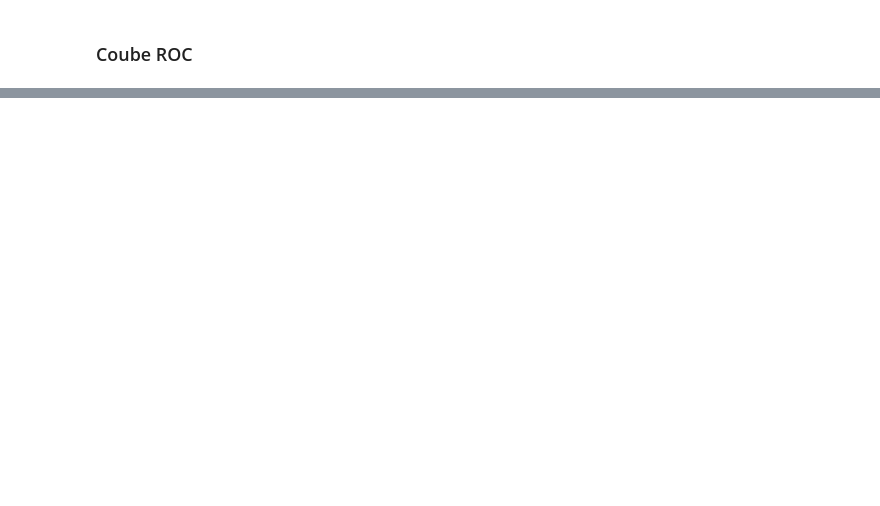
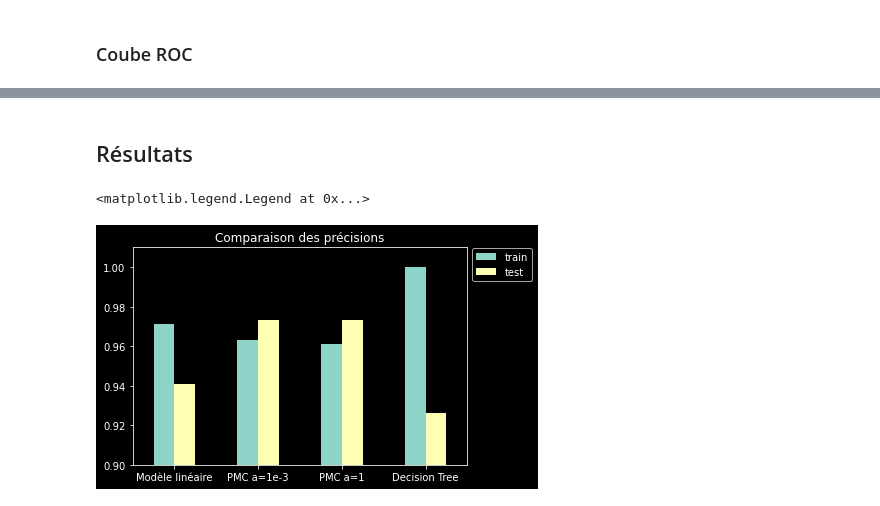
Before and after one commit to Erebz/DataScience, a Jupyter notebook: TP_BreastCancer.ipynb, the cells around one changed output, grey strips where cells are left out. Drawn from its saved outputs; the diff is of its cells as text; code cells hidden in the pictures; blank space fills up the shorter version.

```diff
--- a/TP_BreastCancer.ipynb
+++ b/TP_BreastCancer.ipynb
@@ -294,0 +373,16 @@ plt.legend(loc=4)
+# %% [markdown]
+## Résultats
+# %%
+x = ["Modèle linéaire", "PMC a=1e-3", "PMC a=1", "Decision Tree"]
+train_scores = [ldaScore_train, modelPMC_score_train, modelPMC2_score_train, dtScore_train]
+test_scores = [ldaScore_test, modelPMC_score_test, modelPMC2_score_test, dtScore_test]
+
+df = pd.DataFrame(data={'train': train_scores, 'test': test_scores}, index=x)
+df=df.astype(float)
+ax = df.plot(kind='bar', rot=0, title='Comparaison des précisions', figsize=(6, 4))
+ax.margins(y=0.1)
+ax.set_ylim(0.9, 1.01)
+ax.legend(bbox_to_anchor=(1, 1.02), loc='upper left')
+# %% [output]
+<matplotlib.legend.Legend at 0x...>
+[figure, added]
```
Also changed, not shown: parts of 24 cells of this notebook.
